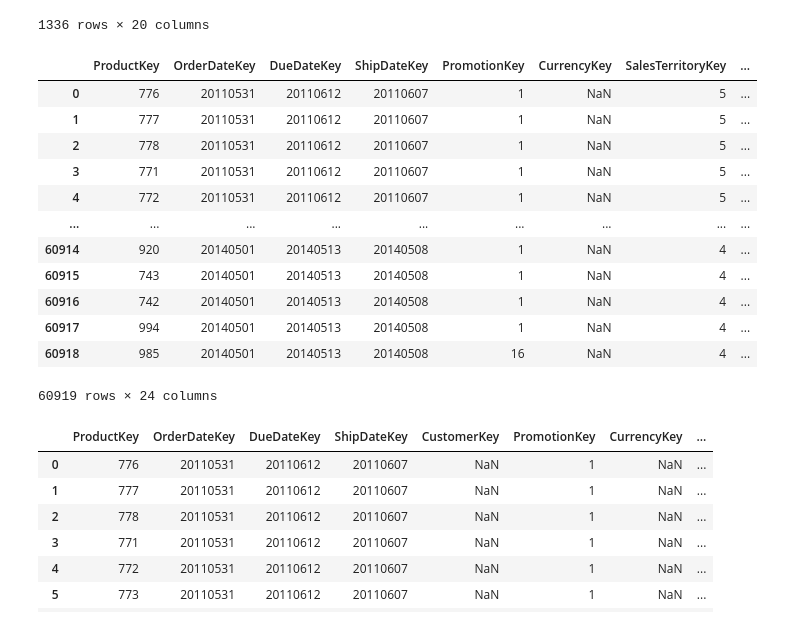
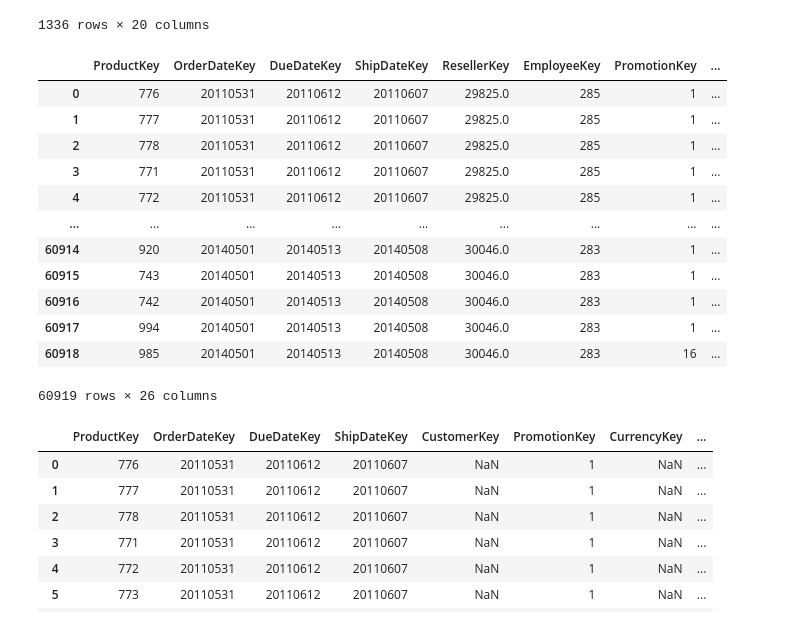
Before and after one commit to AngieJoya99/ETL-proyecto, a Jupyter notebook: pruebaConexion.ipynb, the cells around one changed output. Cells and saved outputs as stored; diff of their text form; code cells hidden in the pictures.

Commit message:
All fact  tables

```diff
--- a/pruebaConexion.ipynb
+++ b/pruebaConexion.ipynb
@@ -508,7 +508,7 @@ dimReseller
 | 7808 | 30118 | NaN | AW00030118 | 695-555-0158 | Value Added Reseller | World of Bikes | 17 | ... |
 1336 rows × 20 columns
 # %%
-def transformFactResellerSales(product, salesOrderDetail, salesOrderHeader, dimCurrency, currencyRate, dimReselle):
+def transformFactResellerSales(product, salesOrderDetail, salesOrderHeader, dimCurrency, currencyRate, dimReseller, customer, salesPerson, dimEmployee, store, employee):
     salesOrderDetail = salesOrderDetail.copy()
     salesOrderDetail["SalesOrderLineNumber"] = (
         salesOrderDetail.groupby("SalesOrderID").cumcount() + 1
@@ -568,6 +568,31 @@ def transformFactResellerSales(product, salesOrderDetail, salesOrderHeader, dimC
         how="left"
     ).drop(columns=["CurrencyAlternateKey", "ToCurrencyCode"])
 
+    factResellerSales = factResellerSales.merge(
+        customer[["CustomerID", "StoreID"]],
+        left_on="ResellerKey",
+        right_on="CustomerID",
+        how="left"
+    ).drop(columns=["CustomerID"]).merge(
+        store[["SalesPersonID", "BusinessEntityID"]],
+        left_on="StoreID",
+        right_on="BusinessEntityID",
+        how="left"
+    ).drop(columns=["BusinessEntityID"]).merge(
+        salesPerson[["BusinessEntityID"]],
+        left_on="SalesPersonID",
+        right_on="BusinessEntityID",
+        how="left"
+    ).drop(columns=["SalesPersonID"]).merge(
+        employee[["BusinessEntityID", "NationalIDNumber"]],
+        on="BusinessEntityID",
+        how="left"
+    ).drop(columns=["BusinessEntityID"]).merge(
+        dimEmployee[["EmployeeKey", "EmployeeNationalIDAlternateKey"]],
+        left_on="NationalIDNumber",
+        right_on="EmployeeNationalIDAlternateKey",
+        how="left"
+    ).drop(columns=["NationalIDNumber", "EmployeeNationalIDAlternateKey"])
 
 
     def transforma_date(date):
@@ -585,7 +610,7 @@ def transformFactResellerSales(product, salesOrderDetail, salesOrderHeader, dimC
 
 
 
-    column_order = ["ProductKey", "OrderDateKey", "DueDateKey", "ShipDateKey", "PromotionKey", "CurrencyKey",
+    column_order = ["ProductKey", "OrderDateKey", "DueDateKey", "ShipDateKey", "ResellerKey", "EmployeeKey","PromotionKey", "CurrencyKey",
         "SalesTerritoryKey", "SalesOrderNumber", "SalesOrderLineNumber", "RevisionNumber", "OrderQuantity",
         "UnitPrice", "ExtendedAmount", "UnitPriceDiscountPct", "DiscountAmount", "ProductStandardCost", "TotalProductCost",
         "SalesAmount", "TaxAmt", "Freight", "CarrierTrackingNumber", "OrderDate", "DueDate", "ShipDate"]
@@ -596,30 +621,36 @@ def transformFactResellerSales(product, salesOrderDetail, salesOrderHeader, dimC
 # %%
 fact = transformFactResellerSales(
     production["Product"],
     sales["SalesOrderDetail"],
     sales["SalesOrderHeader"],
     dimCurrency,
     sales["CurrencyRate"],
-    dimReseller
+    dimReseller,
+    sales["Customer"],
+    sales["SalesPerson"],
+    dim,
+    sales["Store"],
+    humanResources["Employee"]
+
 )
 
 fact
 #fact[fact["SalesOrderNumber"] == "SO43659"]
 #dimCustomer[dimCustomer["CustomerKey"] == 11146]
 # %% [output]
-|  | ProductKey | OrderDateKey | DueDateKey | ShipDateKey | PromotionKey | CurrencyKey | SalesTerritoryKey | ... |
-| 0 | 776 | 20110531 | 20110612 | 20110607 | 1 | NaN | 5 | ... |
-| 1 | 777 | 20110531 | 20110612 | 20110607 | 1 | NaN | 5 | ... |
-| 2 | 778 | 20110531 | 20110612 | 20110607 | 1 | NaN | 5 | ... |
-| 3 | 771 | 20110531 | 20110612 | 20110607 | 1 | NaN | 5 | ... |
-| 4 | 772 | 20110531 | 20110612 | 20110607 | 1 | NaN | 5 | ... |
+|  | ProductKey | OrderDateKey | DueDateKey | ShipDateKey | ResellerKey | EmployeeKey | PromotionKey | ... |
+| 0 | 776 | 20110531 | 20110612 | 20110607 | 29825.0 | 285 | 1 | ... |
+| 1 | 777 | 20110531 | 20110612 | 20110607 | 29825.0 | 285 | 1 | ... |
+| 2 | 778 | 20110531 | 20110612 | 20110607 | 29825.0 | 285 | 1 | ... |
+| 3 | 771 | 20110531 | 20110612 | 20110607 | 29825.0 | 285 | 1 | ... |
+| 4 | 772 | 20110531 | 20110612 | 20110607 | 29825.0 | 285 | 1 | ... |
 | ... | ... | ... | ... | ... | ... | ... | ... | ... |
-| 60914 | 920 | 20140501 | 20140513 | 20140508 | 1 | NaN | 4 | ... |
-| 60915 | 743 | 20140501 | 20140513 | 20140508 | 1 | NaN | 4 | ... |
-| 60916 | 742 | 20140501 | 20140513 | 20140508 | 1 | NaN | 4 | ... |
-| 60917 | 994 | 20140501 | 20140513 | 20140508 | 1 | NaN | 4 | ... |
-| 60918 | 985 | 20140501 | 20140513 | 20140508 | 16 | NaN | 4 | ... |
+| 60914 | 920 | 20140501 | 20140513 | 20140508 | 30046.0 | 283 | 1 | ... |
+| 60915 | 743 | 20140501 | 20140513 | 20140508 | 30046.0 | 283 | 1 | ... |
+| 60916 | 742 | 20140501 | 20140513 | 20140508 | 30046.0 | 283 | 1 | ... |
+| 60917 | 994 | 20140501 | 20140513 | 20140508 | 30046.0 | 283 | 1 | ... |
+| 60918 | 985 | 20140501 | 20140513 | 20140508 | 30046.0 | 283 | 16 | ... |
-60919 rows × 24 columns
+60919 rows × 26 columns
 # %%
 import xml.etree.ElementTree as ET
 def extraerDemografia(df, xml_col):
```
Also changed, not shown: 2 other files.
